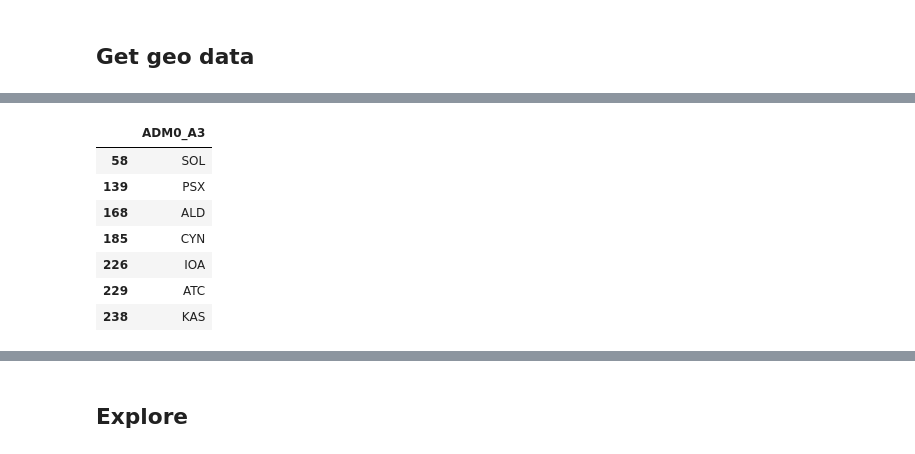
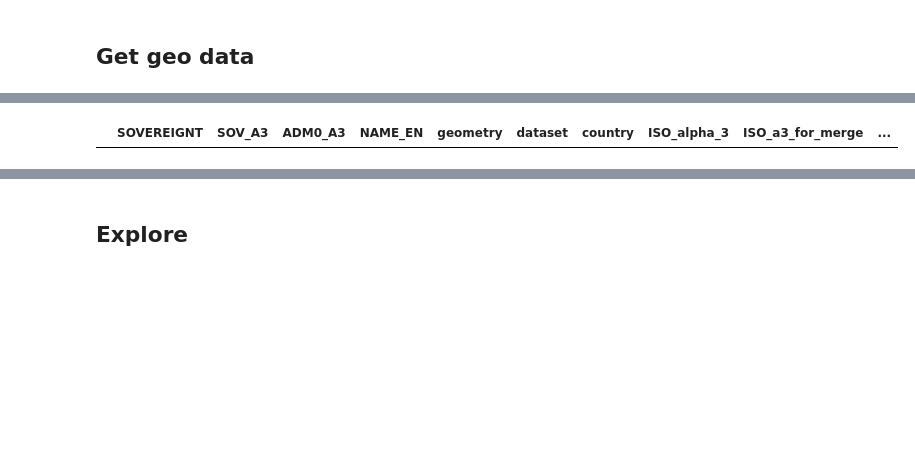
Before and after one commit to Lisa-Ho/30-day-map-challenge, a Jupyter notebook: 2025/day3-opposites/googles-search-opposites.ipynb, the cells around one changed output, grey strips where cells are left out. Saved outputs shown, nothing was run; the diff lists cells and outputs as text; code cells hidden in the pictures; blank space fills up the shorter version.

```diff
--- a/2025/day3-opposites/googles-search-opposites.ipynb
+++ b/2025/day3-opposites/googles-search-opposites.ipynb
@@ -96,9 +96,9 @@ def get_alpha_3(name):
 # %%
 #get list of files
 folder_path = os.getcwd()
-csv_files = glob.glob(os.path.join(folder_path, '*.csv'))
+csv_files = glob.glob(os.path.join(folder_path, 'raw_data\\' '*.csv'))
 files = pd.DataFrame(csv_files).rename(columns={0: "filepath"})
-files["filename"] = [i.replace(folder_path + "\\", "").replace(".csv", "") for i in files["filepath"]]
+files["filename"] = [i.replace(folder_path + "\\raw_data\\", "").replace(".csv", "") for i in files["filepath"]]
 # %%
 #load all files
 df_raw = []
@@ -168,7 +168,7 @@ df.loc[df["low_volume"] == "Yes", "color_group_n"] -= 1
 df.loc[df["low_volume"] == "Yes", "color_group_label"] += " low"
 
 #change code for South Sudan to match Natural Earth dataset
-df["ISO_a3_for_merge"] = df["ISO_alpha_3"].str.replace("SSD", "SDS").str.replace("ESH", "SAH")
+df["ISO_a3_for_merge"] = df["ISO_alpha_3"].str.replace("SSD", "SDS").str.replace("ESH", "SAH").str.replace("PSE", "PSX")
 
 
 #add data set name
@@ -219,16 +209,9 @@ gdf.plot()
 # %%
 # Load world countries map and merge with data file
 gdf = gpd.GeoDataFrame.from_file(
     os.path.join(gdata_root,
                  'natural-earth\\ne_50m_admin_0_countries\\ne_50m_admin_0_countries.shp'))
-gdf = pd.merge(gdf, df, left_on="ADM0_A3", right_on="ISO_a3_for_merge", how="left")
-gdf[gdf["low_volume"].isna()][["ADM0_A3"]]
+gdf = pd.merge(gdf[['SOVEREIGNT', 'SOV_A3','ADM0_A3' , 'NAME_EN', 'geometry']], df,
+               left_on="ADM0_A3", right_on="ISO_a3_for_merge", how="inner")
 # %% [output]
-|  | ADM0_A3 |
-| 58 | SOL |
-| 139 | PSX |
-| 168 | ALD |
-| 185 | CYN |
-| 226 | IOA |
-| 229 | ATC |
-| 238 | KAS |
+|  | SOVEREIGNT | SOV_A3 | ADM0_A3 | NAME_EN | geometry | dataset | country | ISO_alpha_3 | ISO_a3_for_merge | ... |
```
Also changed, not shown: parts of 7 cells of this notebook.
